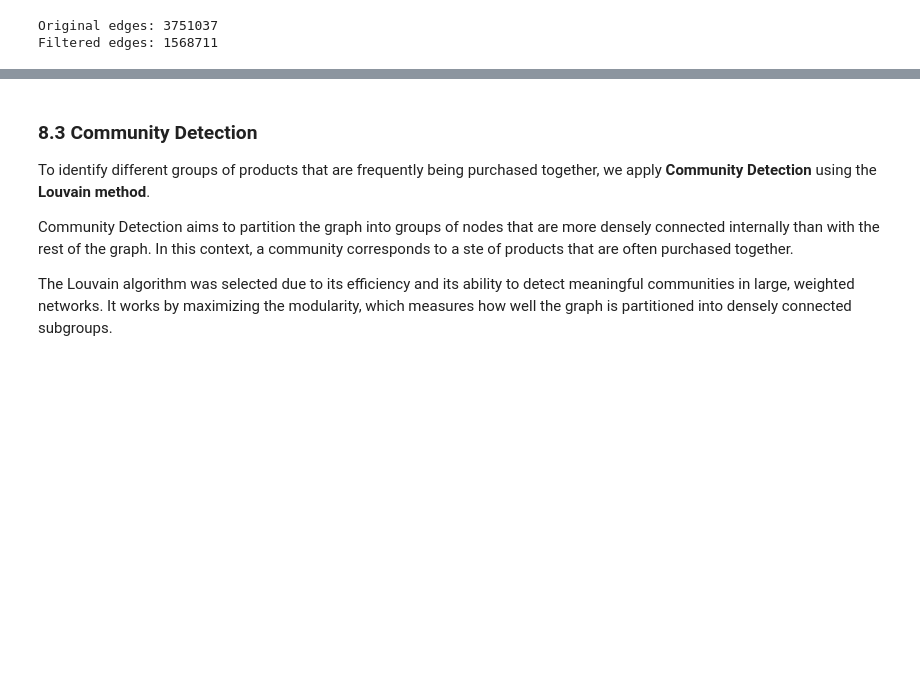
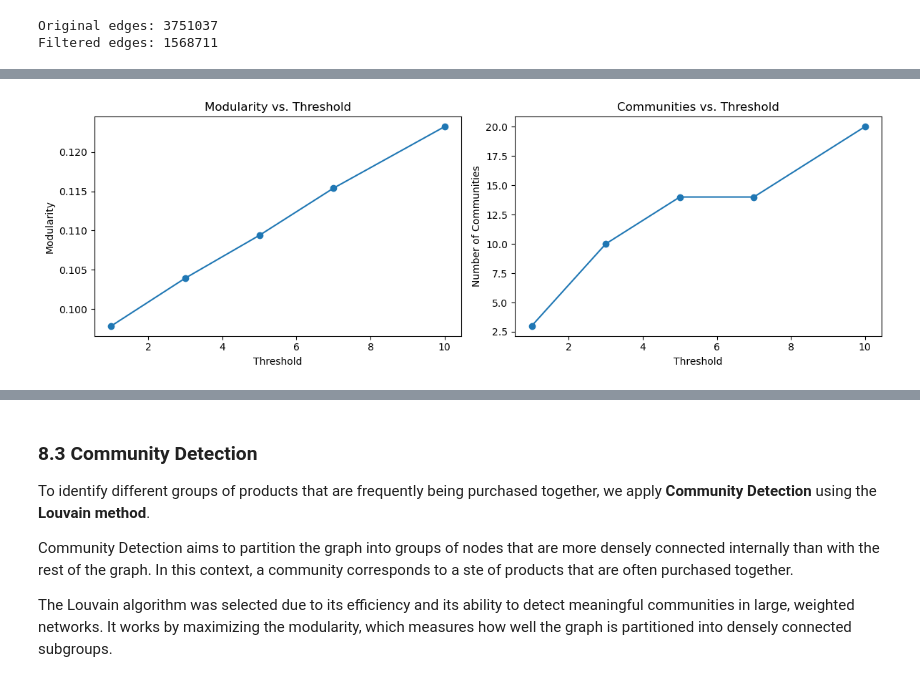
Before and after one commit to NouRALsaidD/data_mining_2026, a Jupyter notebook: data_mining_project_template.ipynb, the cells around one changed output, grey strips where cells are left out. Cells and saved outputs as stored; diff of their text form; code cells hidden in the pictures; blank space fills up the shorter version.

Commit message:
[ADDED] Threshold Sensitivity Analysis to show why threshold = 5 is a good choice in comparison to others by comparing values

```diff
--- a/data_mining_project_template.ipynb
+++ b/data_mining_project_template.ipynb
@@ -1321,0 +1409,27 @@ The weight distribution confirms that the majority of co-occurrences are inciden
+# %%
+fig, axes = plt.subplots(1, 2, figsize=(12, 4))
+
+# Modularity
+axes[0].plot(
+    threshold_df["threshold"],
+    threshold_df["modularity"],
+    marker="o"
+)
+axes[0].set_xlabel("Threshold")
+axes[0].set_ylabel("Modularity")
+axes[0].set_title("Modularity vs. Threshold")
+
+# Communities
+axes[1].plot(
+    threshold_df["threshold"],
+    threshold_df["communities"],
+    marker="o"
+)
+axes[1].set_xlabel("Threshold")
+axes[1].set_ylabel("Number of Communities")
+axes[1].set_title("Communities vs. Threshold")
+
+plt.tight_layout()
+plt.show()
+# %% [output]
+[figure, added]
```
Also changed, not shown: parts of 13 cells of this notebook.
